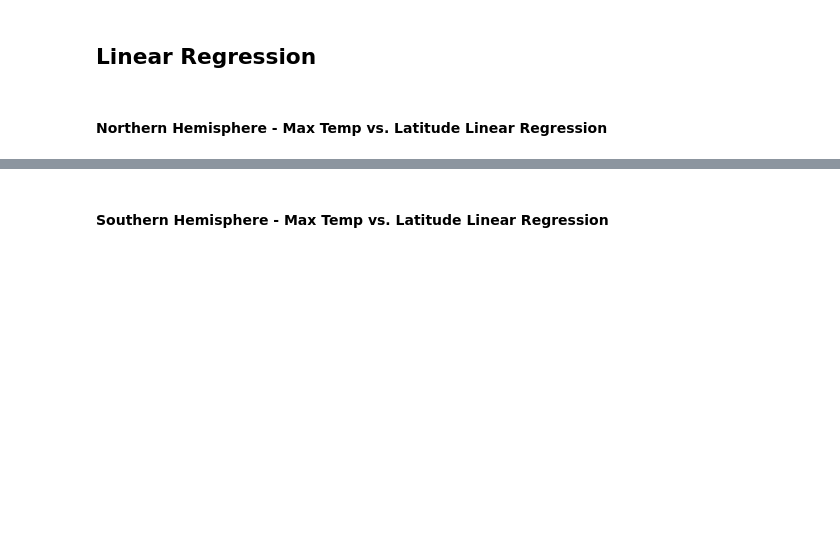
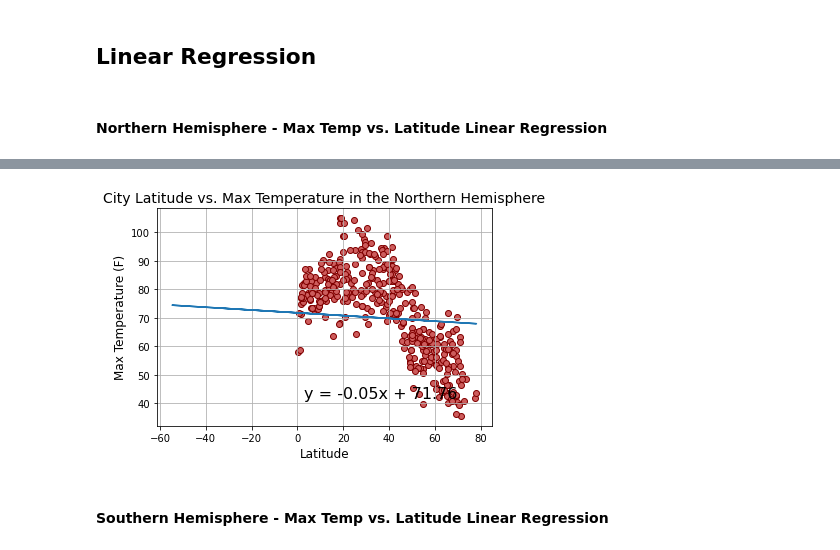
Before and after one commit to josephchancey/python-weather-api, a Jupyter notebook: WeatherPy/WeatherPy.ipynb, the cells around one changed output, grey strips where cells are left out. Saved outputs shown, nothing was run; the diff lists cells and outputs as text; code cells hidden in the pictures; blank space fills up the shorter version.

Commit message:
Begin plotting Northern Hemi. linear regression

```diff
--- a/WeatherPy/WeatherPy.ipynb
+++ b/WeatherPy/WeatherPy.ipynb
@@ -305,3 +301,51 @@ The r-value is: 0.46937863826630627
+# %%
+# Drop overly humid areas
+if humidity_over_max.empty == True:
+    northern_hemisphere = city_df.loc[city_df["Lat"] >= 0, :].copy().reset_index(drop=True)
+else:
+    northern_hemisphere = clean_city_df.loc[clean_city_df["Lat"] >= 0, :].copy().reset_index(drop=True)
+
+# Drop overly humid areas
+if humidity_over_max.empty == True:
+    southern_hemisphere = cities_temps_df.loc[cities_temps_df["Lat"] < 0, :].copy().reset_index(drop=True)
+else:
+    southern_hemisphere = clean_city_data.loc[clean_city_data["Lat"] < 0, :].copy().reset_index(drop=True)
+
+# Extract relevant fields
+north_latitudes = northern_hemisphere["Lat"]
+north_temperatures = northern_hemisphere["Max Temp (F)"]
+north_humidity = northern_hemisphere["Humidity (%)"]
+north_cloudiness = northern_hemisphere["Cloudiness (%)"]
+north_windspeed = northern_hemisphere["Wind Speed (mph)"]
+
+south_latitudes = southern_hemisphere["Lat"]
+south_temperatures = southern_hemisphere["Max Temp (F)"]
+south_humidity = southern_hemisphere["Humidity (%)"]
+south_cloudiness = southern_hemisphere["Cloudiness (%)"]
+south_windspeed = southern_hemisphere["Wind Speed (mph)"]
+
+plt.scatter(north_latitudes, north_temperatures, marker="o", facecolors="indianred", edgecolors="maroon")
+
+x_values = city_df['Lat']
+y_values = city_df['Max Temp (F)']
+(slope, intercept, rvalue, pvalue, stderr) = linregress(x_values, y_values)
+regress_values = x_values * slope + intercept
+line_eq = "y = " + str(round(slope,2)) + "x + " + str(round(intercept,2))
+
+regress_values = x_values * slope + intercept
+plt.plot(x_values,regress_values)
+
+plt.title("City Latitude vs. Max Temperature in the Northern Hemisphere", fontsize=14)
+plt.ylabel("Max Temperature (F)", fontsize=12)
+plt.xlabel("Latitude", fontsize=12)
+plt.grid()
+
+plt.annotate(line_eq,(3,42),fontsize=16)
+
+#plt.savefig("../Images/northern-latitude-vs-temp-linreg.png")
+plt.show()
+# %% [output]
+[figure, added]
 # %% [markdown]
 ####  Southern Hemisphere - Max Temp vs. Latitude Linear Regression
 # %%
```
Also changed, not shown: parts of 5 cells of this notebook.
